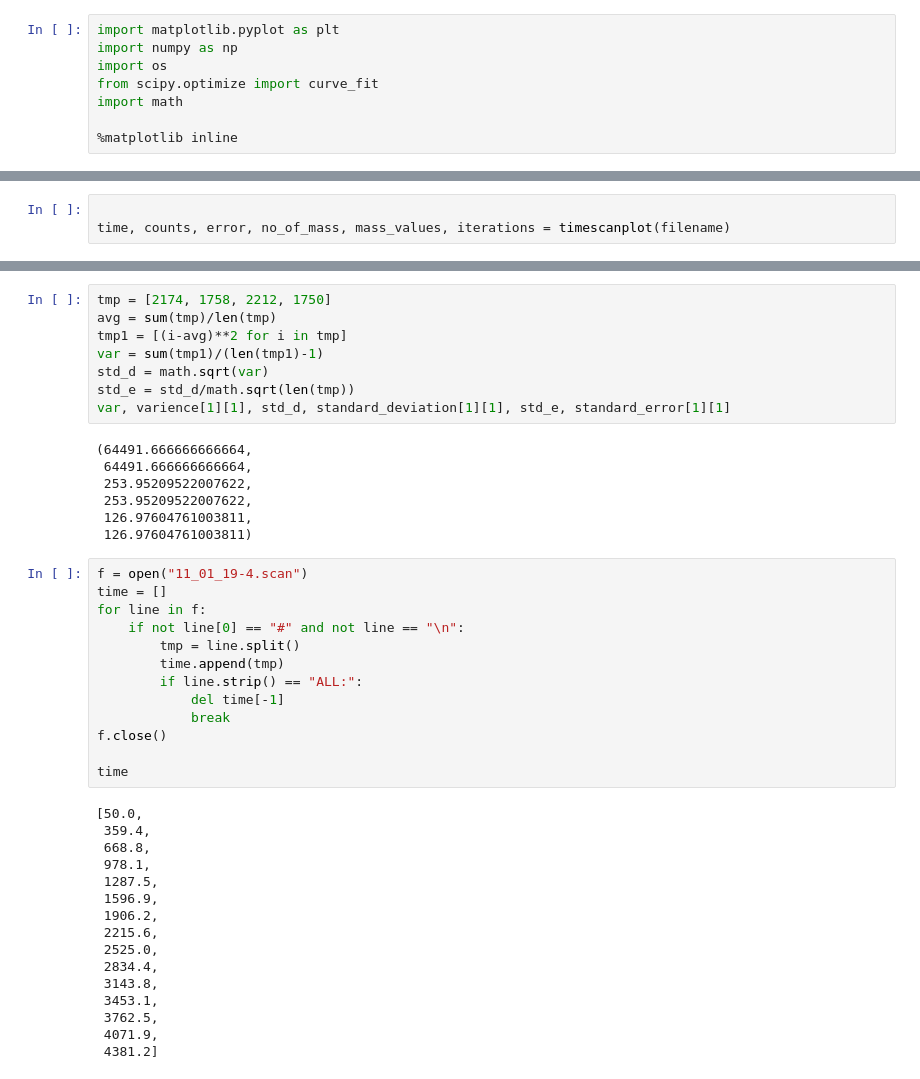
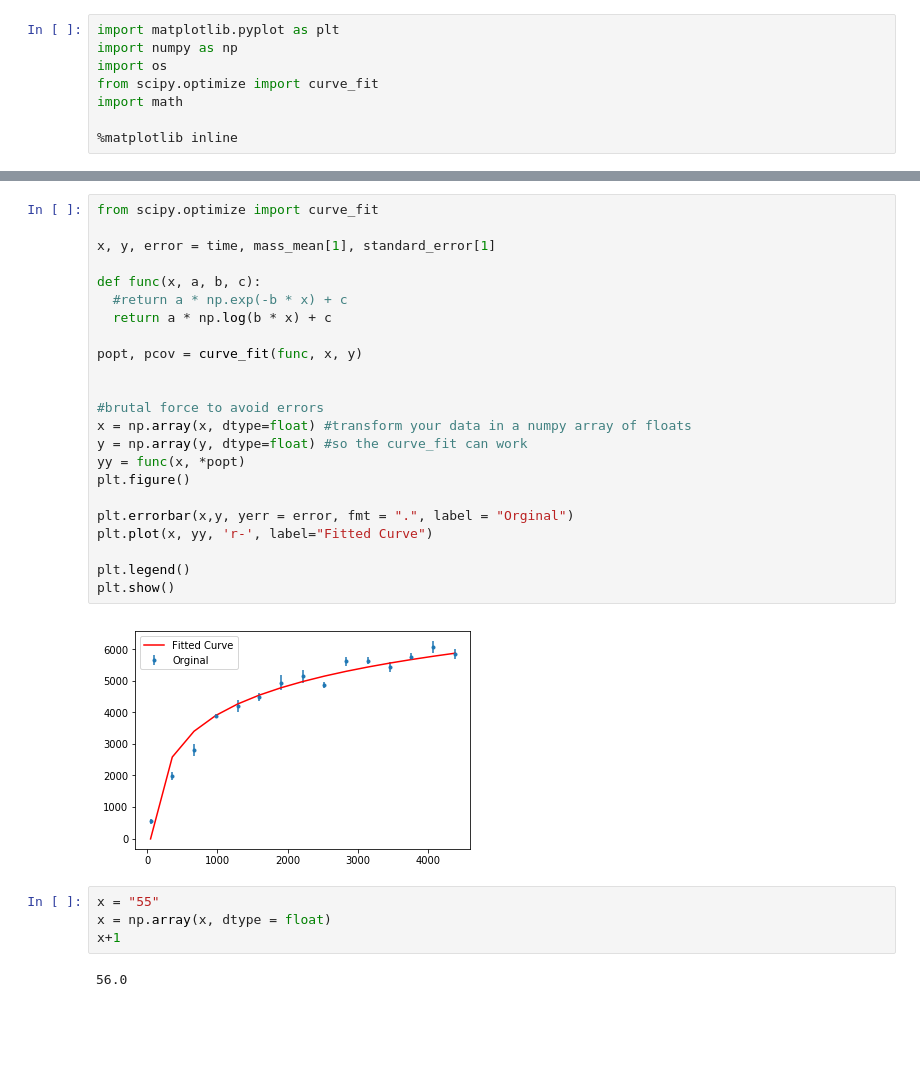
Before and after one commit to aravindhnivas/FELion-Spectrum-Analyser, a Jupyter notebook: testing/timescanplot.ipynb, the cells around one changed output, grey strips where cells are left out. Drawn from its saved outputs; the diff is of its cells as text; blank space fills up the shorter version.

```diff
--- a/testing/timescanplot.ipynb
+++ b/testing/timescanplot.ipynb
@@ -133,3 +150,0 @@ plt.close()
-# %%
-
-time, counts, error, no_of_mass, mass_values, iterations = timescanplot(filename)
@@ -139,44 +151,31 @@ Here
-# %%
-tmp = [2174, 1758, 2212, 1750]
-avg = sum(tmp)/len(tmp)
-tmp1 = [(i-avg)**2 for i in tmp]
-var = sum(tmp1)/(len(tmp1)-1)
-std_d = math.sqrt(var)
-std_e = std_d/math.sqrt(len(tmp))
-var, varience[1][1], std_d, standard_deviation[1][1], std_e, standard_error[1][1]
-# %% [output]
-(64491.666666666664,
- 64491.666666666664,
- 253.95209522007622,
- 253.95209522007622,
- 126.97604761003811,
- 126.97604761003811)
-# %%
-f = open("11_01_19-4.scan")
-time = []
-for line in f:
-    if not line[0] == "#" and not line == "\n":
-        tmp = line.split()
-        time.append(tmp)
-        if line.strip() == "ALL:":
-            del time[-1]
-            break
-f.close()
-
-time
-# %% [output]
-[50.0,
- 359.4,
- 668.8,
- 978.1,
- 1287.5,
- 1596.9,
- 1906.2,
- 2215.6,
- 2525.0,
- 2834.4,
- 3143.8,
- 3453.1,
- 3762.5,
- 4071.9,
- 4381.2]
+# %%
+from scipy.optimize import curve_fit
+
+x, y, error = time, mass_mean[1], standard_error[1]
+
+def func(x, a, b, c):
+  #return a * np.exp(-b * x) + c
+  return a * np.log(b * x) + c
+
+popt, pcov = curve_fit(func, x, y)
+
+
+#brutal force to avoid errors
+x = np.array(x, dtype=float) #transform your data in a numpy array of floats
+y = np.array(y, dtype=float) #so the curve_fit can work
+yy = func(x, *popt)
+plt.figure()
+
+plt.errorbar(x,y, yerr = error, fmt = ".", label = "Orginal")
+plt.plot(x, yy, 'r-', label="Fitted Curve")
+
+plt.legend()
+plt.show()
+# %% [output]
+[figure, added]
+# %%
+x = "55"
+x = np.array(x, dtype = float)
+x+1
+# %% [output]
+56.0
```
Also changed, not shown: parts of 4 cells of this notebook, 1 other file.
